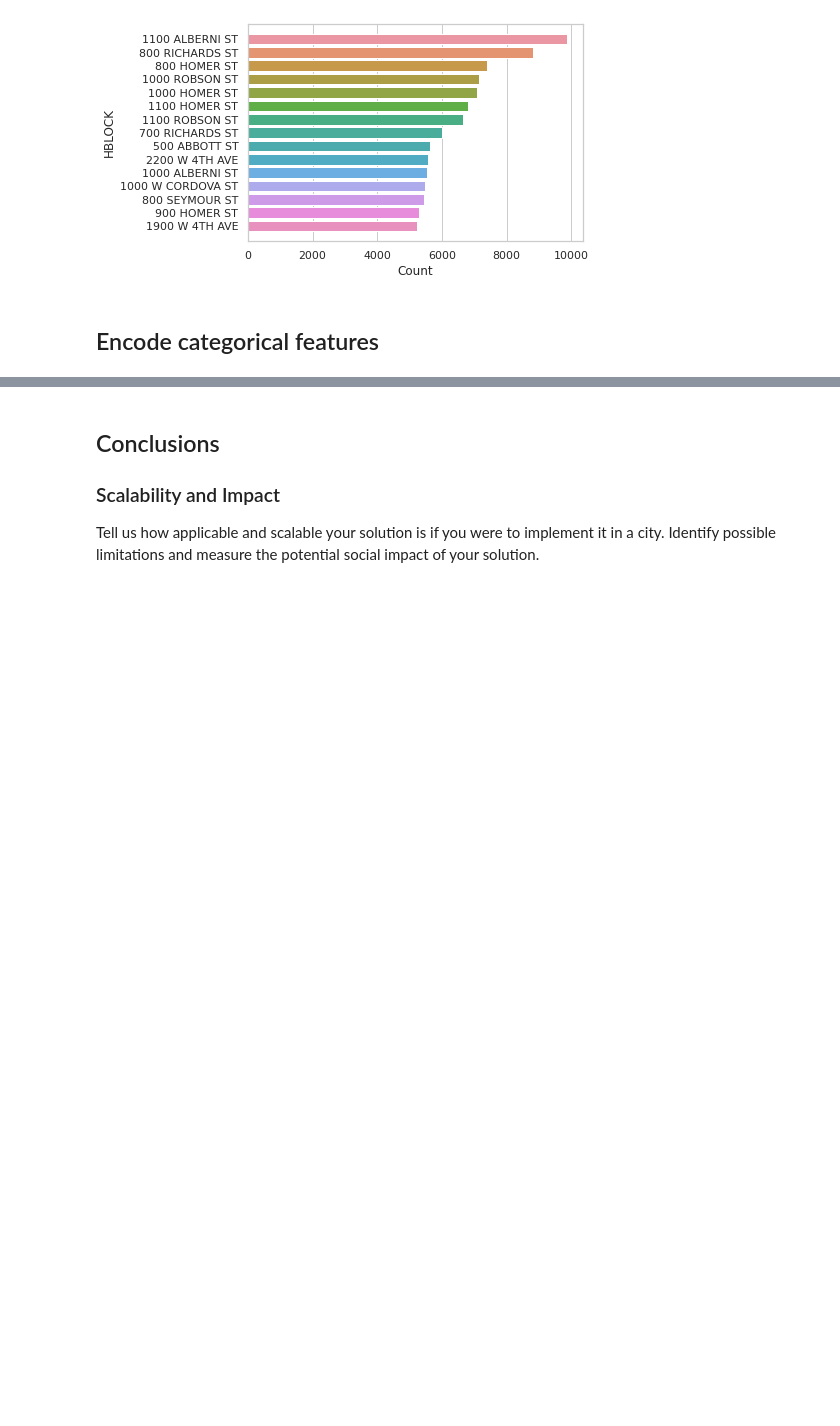
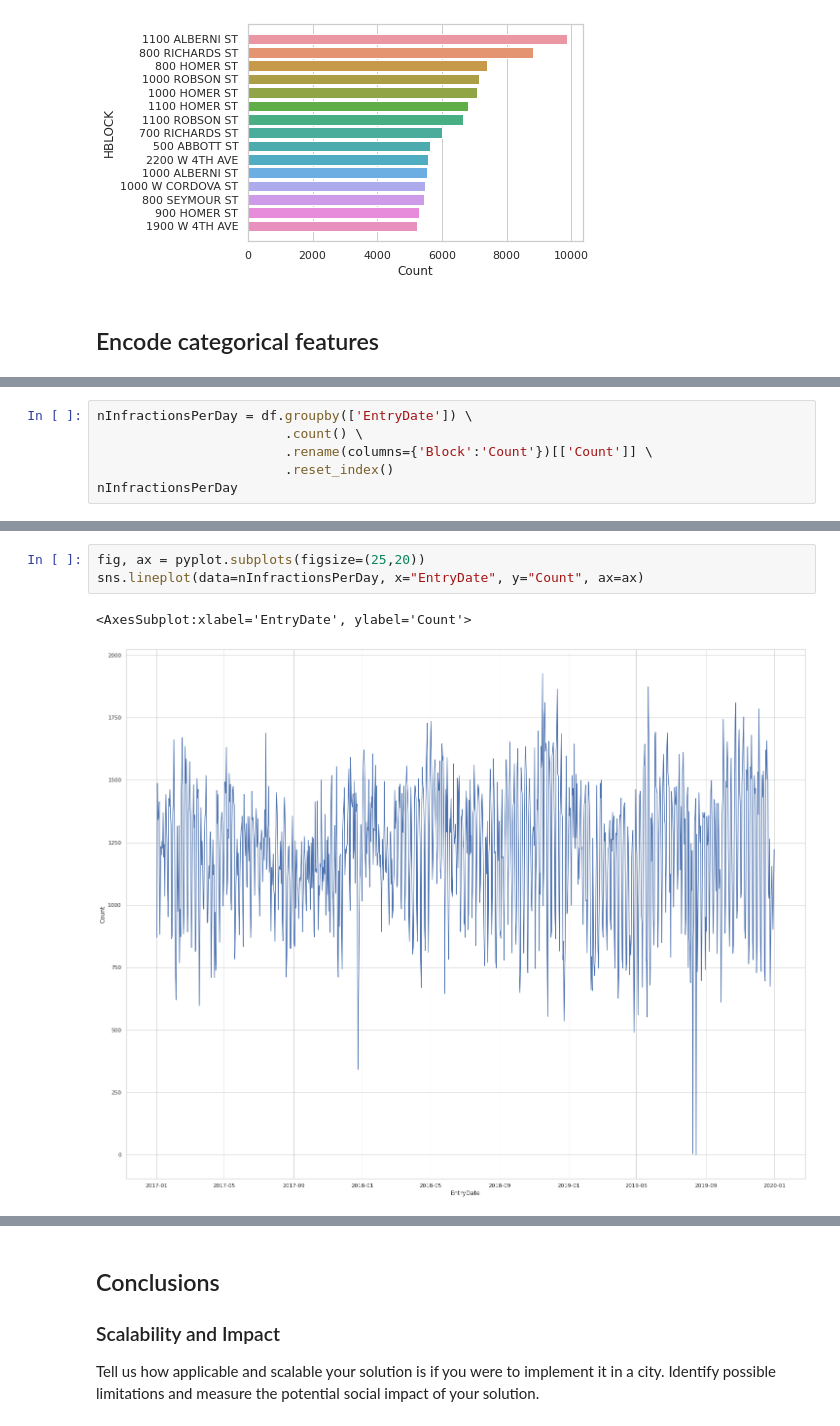
Before and after one commit to anafsa/ChildrenOfJupyter, a Jupyter notebook: Stage-2/Irregular Parking/Identification of patterns and prediction of irregular parking.ipynb, the cells around one changed output, grey strips where cells are left out. Cells and saved outputs as stored; diff of their text form; blank space fills up the shorter version.

```diff
--- a/Stage-2/Irregular Parking/Identification of patterns and prediction of irregular parking.ipynb
+++ b/Stage-2/Irregular Parking/Identification of patterns and prediction of irregular parking.ipynb
@@ -157,0 +155,6 @@ df
+# %%
+nInfractionsPerDay = df.groupby(['EntryDate']) \
+                        .count() \
+                        .rename(columns={'Block':'Count'})[['Count']] \
+                        .reset_index()
+nInfractionsPerDay
@@ -157,0 +175,6 @@ df
+# %%
+fig, ax = pyplot.subplots(figsize=(25,20))
+sns.lineplot(data=nInfractionsPerDay, x="EntryDate", y="Count", ax=ax)
+# %% [output]
+<AxesSubplot:xlabel='EntryDate', ylabel='Count'>
+[figure, added]
```
Also changed, not shown: parts of 8 cells of this notebook.
